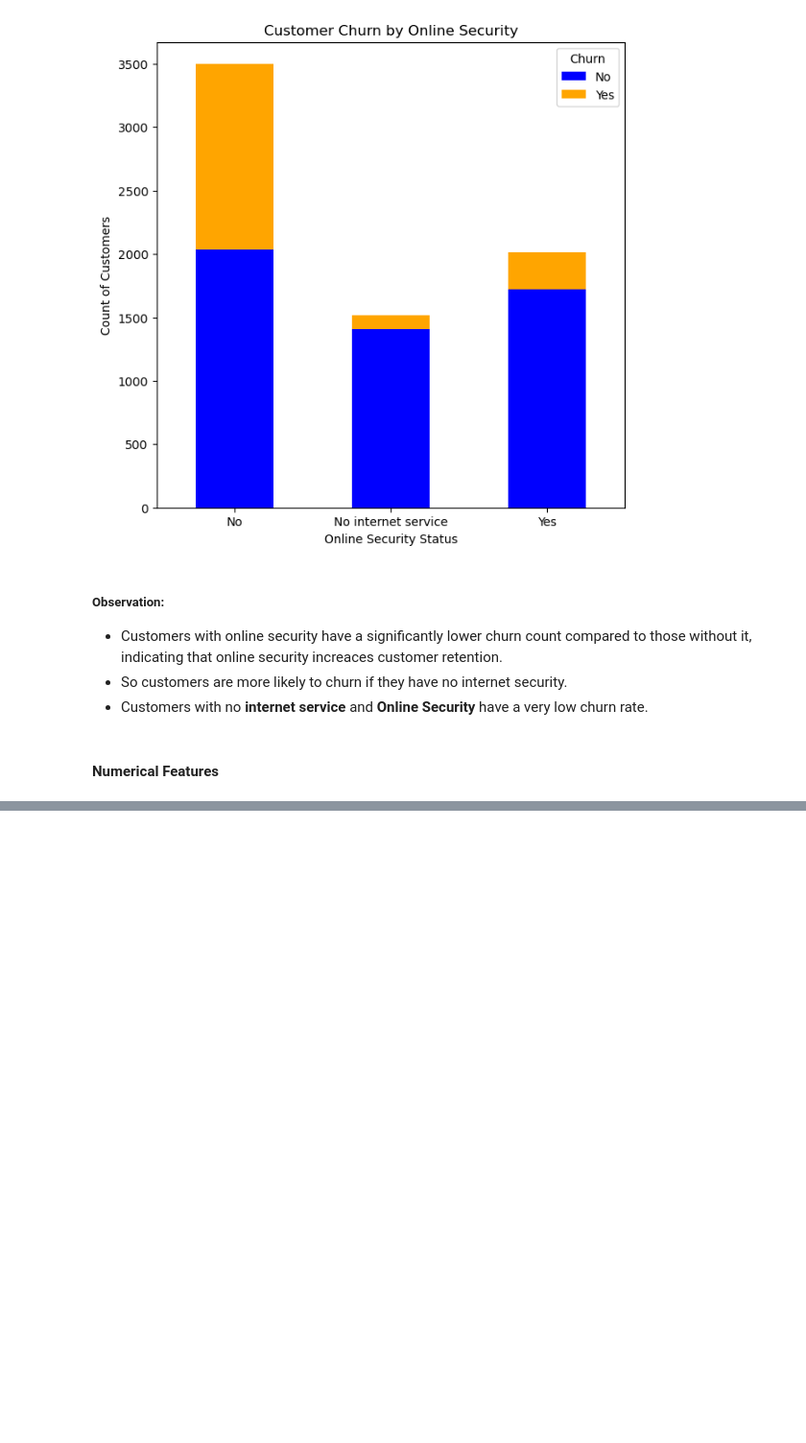
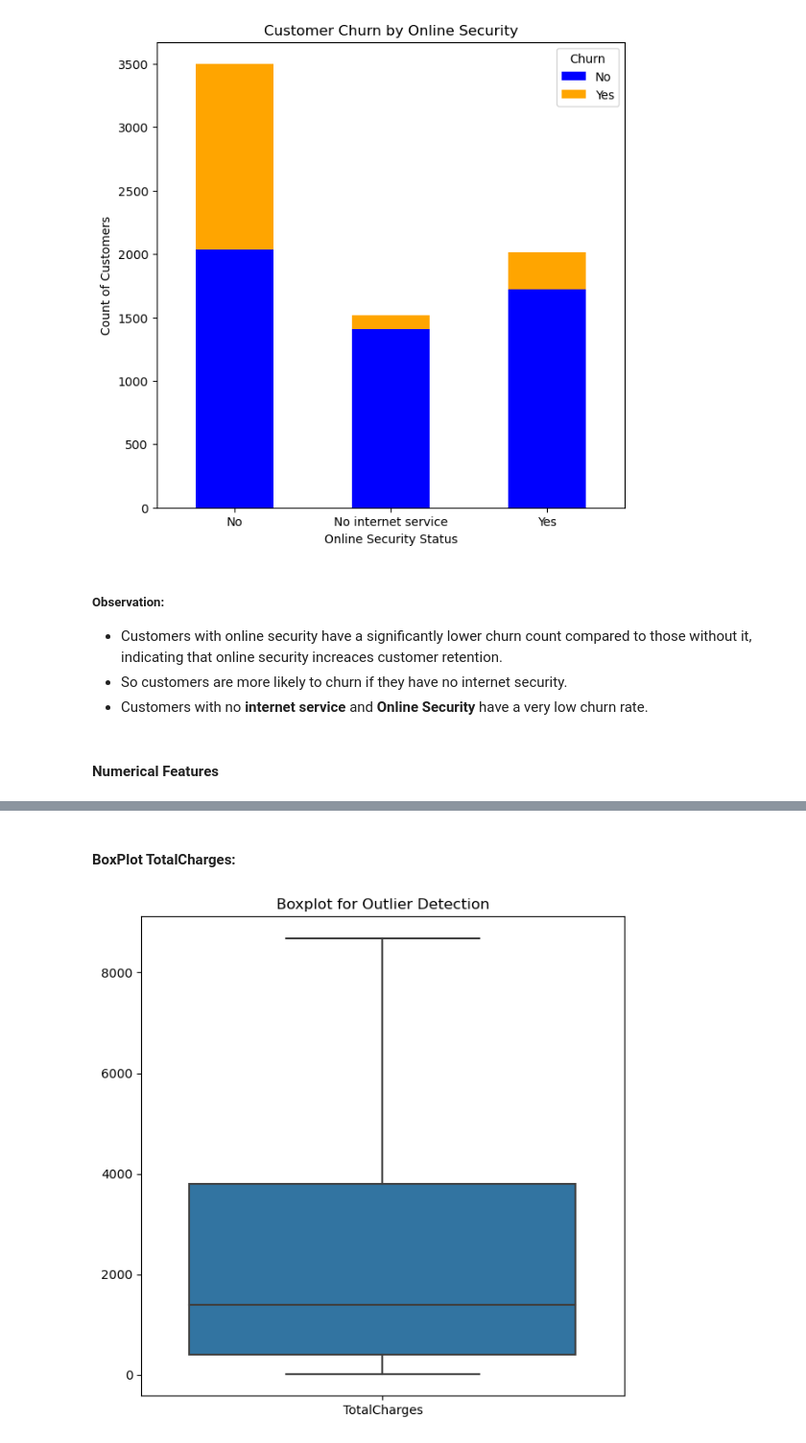
Before and after one commit to asaid03/churn-prediction, a Jupyter notebook: Telecom_Churn_EDA.ipynb, the cells around one changed output, grey strips where cells are left out. Shown: that part at 96% size. Saved outputs shown, nothing was run; the diff lists cells and outputs as text; code cells hidden in the pictures; blank space fills up the shorter version.

```diff
--- a/Telecom_Churn_EDA.ipynb
+++ b/Telecom_Churn_EDA.ipynb
@@ -469,0 +495,9 @@ Yes                  1720   295
+# %% [markdown]
+#### BoxPlot TotalCharges:
+# %%
+plt.figure(figsize=(7, 7))
+sns.boxplot(data=churn_data[['TotalCharges']])
+plt.title('Boxplot for Outlier Detection')
+plt.show()
+# %% [output]
+[figure, added]
```
Also changed, not shown: parts of 7 cells of this notebook.
